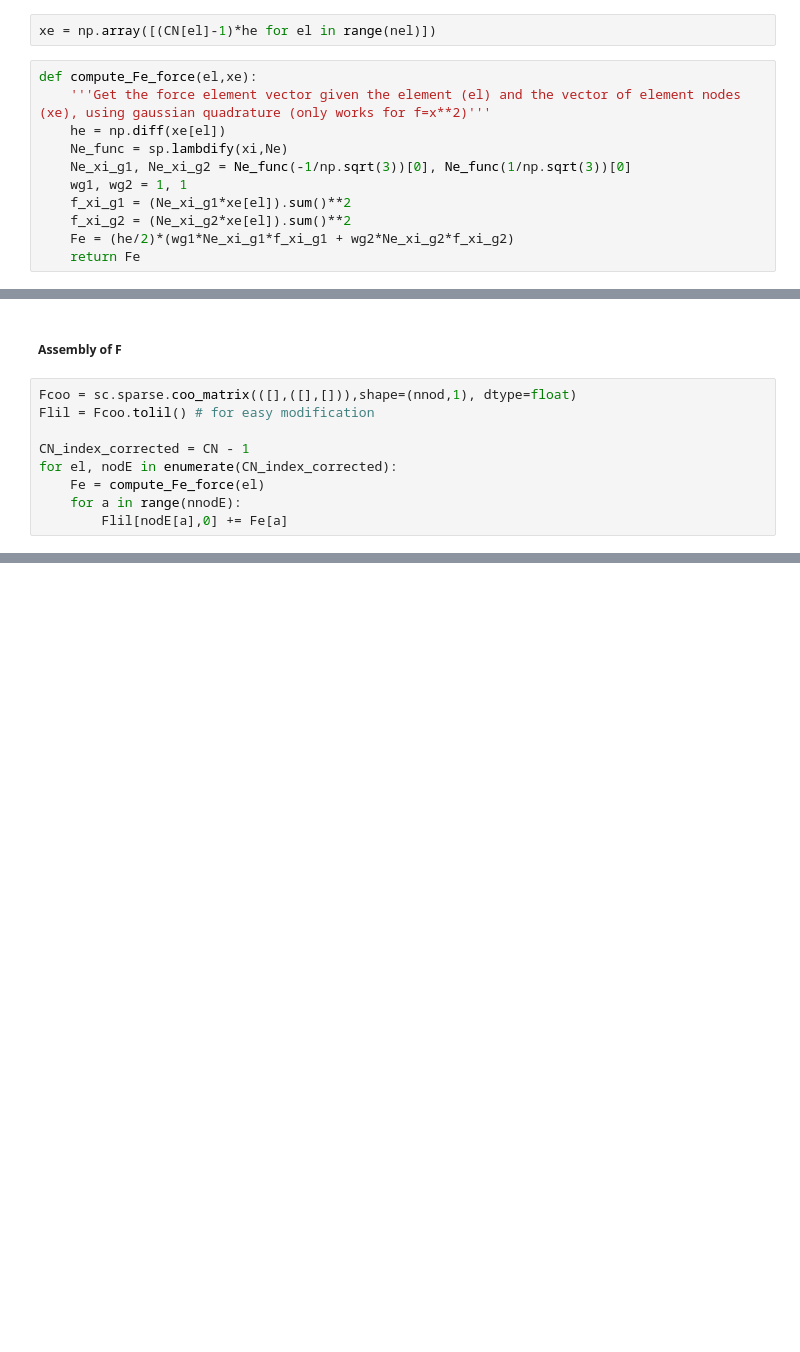
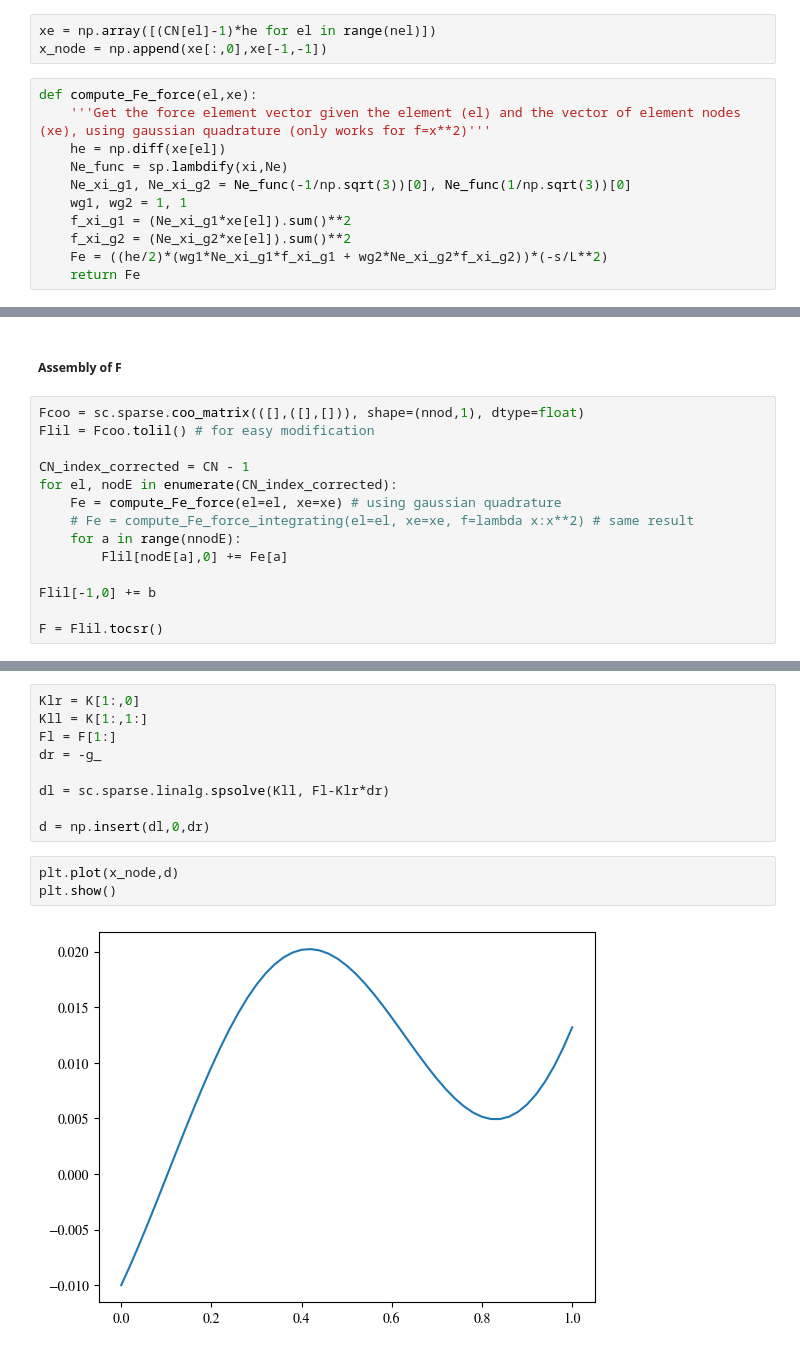
Before and after one commit to SerMarFe/CAE_exercices, a Jupyter notebook: practica1.ipynb, the cells around one changed output, grey strips where cells are left out. Drawn from its saved outputs; the diff is of its cells as text; blank space fills up the shorter version.

Commit message:
fix error and add solution plot

```diff
--- a/practica1.ipynb
+++ b/practica1.ipynb
@@ -206,6 +208,7 @@ K.__sizeof__()
 The integral to get Fe is the following, and should be done using a Gauss quadrature
 # %%
 xe = np.array([(CN[el]-1)*he for el in range(nel)])
+x_node = np.append(xe[:,0],xe[-1,-1])
 # %%
 def compute_Fe_force(el,xe):
     '''Get the force element vector given the element (el) and the vector of element nodes (xe), using gaussian quadrature (only works for f=x**2)'''
@@ -215,7 +218,7 @@ def compute_Fe_force(el,xe):
     wg1, wg2 = 1, 1
     f_xi_g1 = (Ne_xi_g1*xe[el]).sum()**2
     f_xi_g2 = (Ne_xi_g2*xe[el]).sum()**2
-    Fe = (he/2)*(wg1*Ne_xi_g1*f_xi_g1 + wg2*Ne_xi_g2*f_xi_g2)
+    Fe = ((he/2)*(wg1*Ne_xi_g1*f_xi_g1 + wg2*Ne_xi_g2*f_xi_g2))*(-s/L**2)
     return Fe
 # %%
 def compute_Fe_force_integrating(el,xe,f):
@@ -235,11 +233,16 @@ array([0.00066667, 0.002     ])
 # %% [markdown]
 ##### Assembly of F
 # %%
-Fcoo = sc.sparse.coo_matrix(([],([],[])),shape=(nnod,1), dtype=float)
+Fcoo = sc.sparse.coo_matrix(([],([],[])), shape=(nnod,1), dtype=float)
 Flil = Fcoo.tolil() # for easy modification
 
 CN_index_corrected = CN - 1
 for el, nodE in enumerate(CN_index_corrected):
-    Fe = compute_Fe_force(el)
+    Fe = compute_Fe_force(el=el, xe=xe) # using gaussian quadrature
+    # Fe = compute_Fe_force_integrating(el=el, xe=xe, f=lambda x:x**2) # same result
     for a in range(nnodE):
         Flil[nodE[a],0] += Fe[a]
+
+Flil[-1,0] += b
+
+F = Flil.tocsr()
@@ -247,0 +251,14 @@ Flil.toarray()
+# %%
+Klr = K[1:,0]
+Kll = K[1:,1:]
+Fl = F[1:]
+dr = -g_
+
+dl = sc.sparse.linalg.spsolve(Kll, Fl-Klr*dr)
+
+d = np.insert(dl,0,dr)
+# %%
+plt.plot(x_node,d)
+plt.show()
+# %% [output]
+[figure, added]
```
Also changed, not shown: parts of 13 cells of this notebook.
